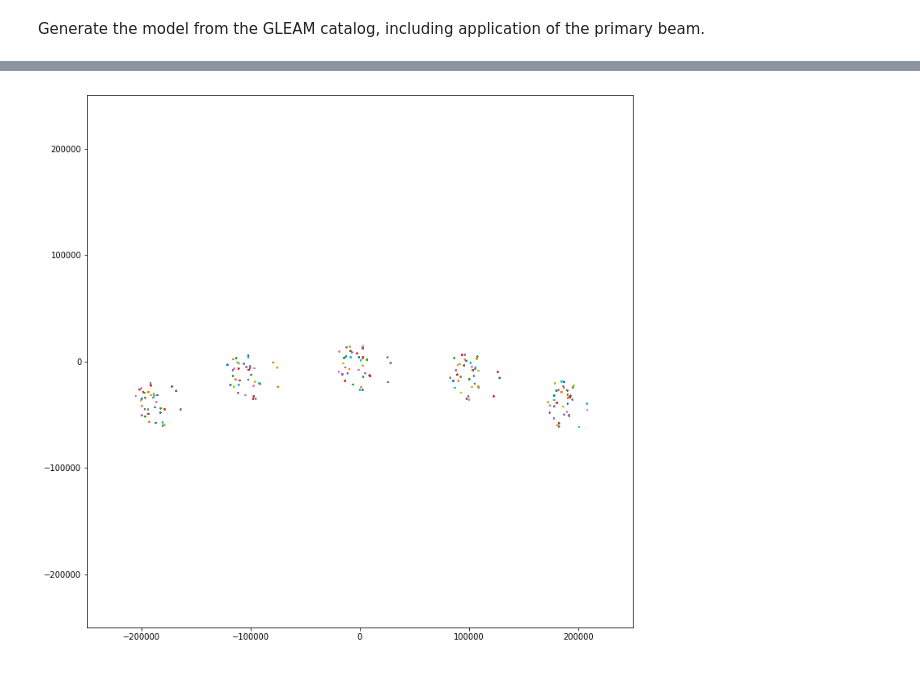
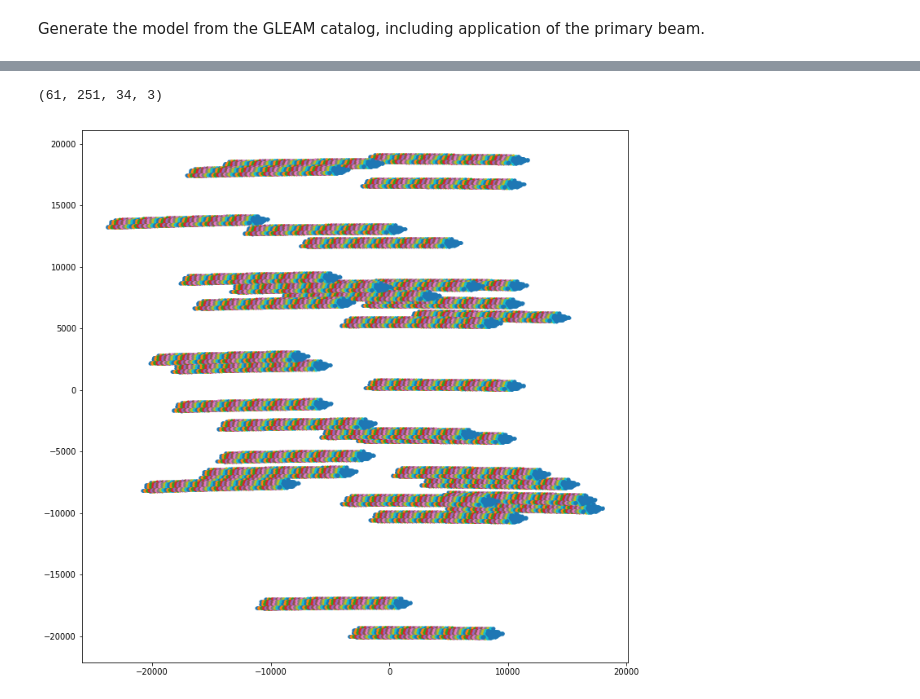
Before and after one commit to timcornwell/low-sims, a Jupyter notebook: low-sims.ipynb, the cells around one changed output, grey strips where cells are left out. Cells and saved outputs as stored; diff of their text form; code cells hidden in the pictures.

```diff
--- a/low-sims.ipynb
+++ b/low-sims.ipynb
@@ -162,12 +181,20 @@ Number of components 36
-# %%
-plt.clf()
-for ha in numpy.linspace(-numpy.pi / 4.0, +numpy.pi / 4.0, 5):
-    for comp in pb_gleam_components:
-        pp = find_pp(local_locations, (comp.direction.ra.rad + ha) * u.rad, comp.direction.dec)
-        plt.plot(pp[:, 0], pp[:, 1])
-
-plt.xlim([-2.5e5, 2.5e5])
-plt.ylim([-2.5e5, 2.5e5])
-plt.show()
-# %% [output]
-[figure, removed]
+# %%
+nant = local_locations.shape[0]
+ncomp = len(actual_components)
+npp = nant * ncomp
+
+plt.clf()
+# Pierce points [ha, antenna, component, 3]]
+pp = numpy.zeros([ntimes, nant, ncomp, 3])
+for iha, ha in enumerate(times):
+    for icomp, comp in enumerate(actual_components):
+        pp[iha, :, icomp, :] = find_pp(local_locations, (comp.direction.ra.rad + ha) * u.rad, comp.direction.dec)
+    x = pp[iha, :, :, 0].reshape([npp])
+    y = pp[iha, :, :, 1].reshape([npp])
+    plt.plot(x, y, '.')
+
+print(pp.shape)
+plt.show()
+# %% [output]
+(61, 251, 34, 3)
+[figure, added]
```
Also changed, not shown: parts of 15 cells of this notebook, 1 other file.
